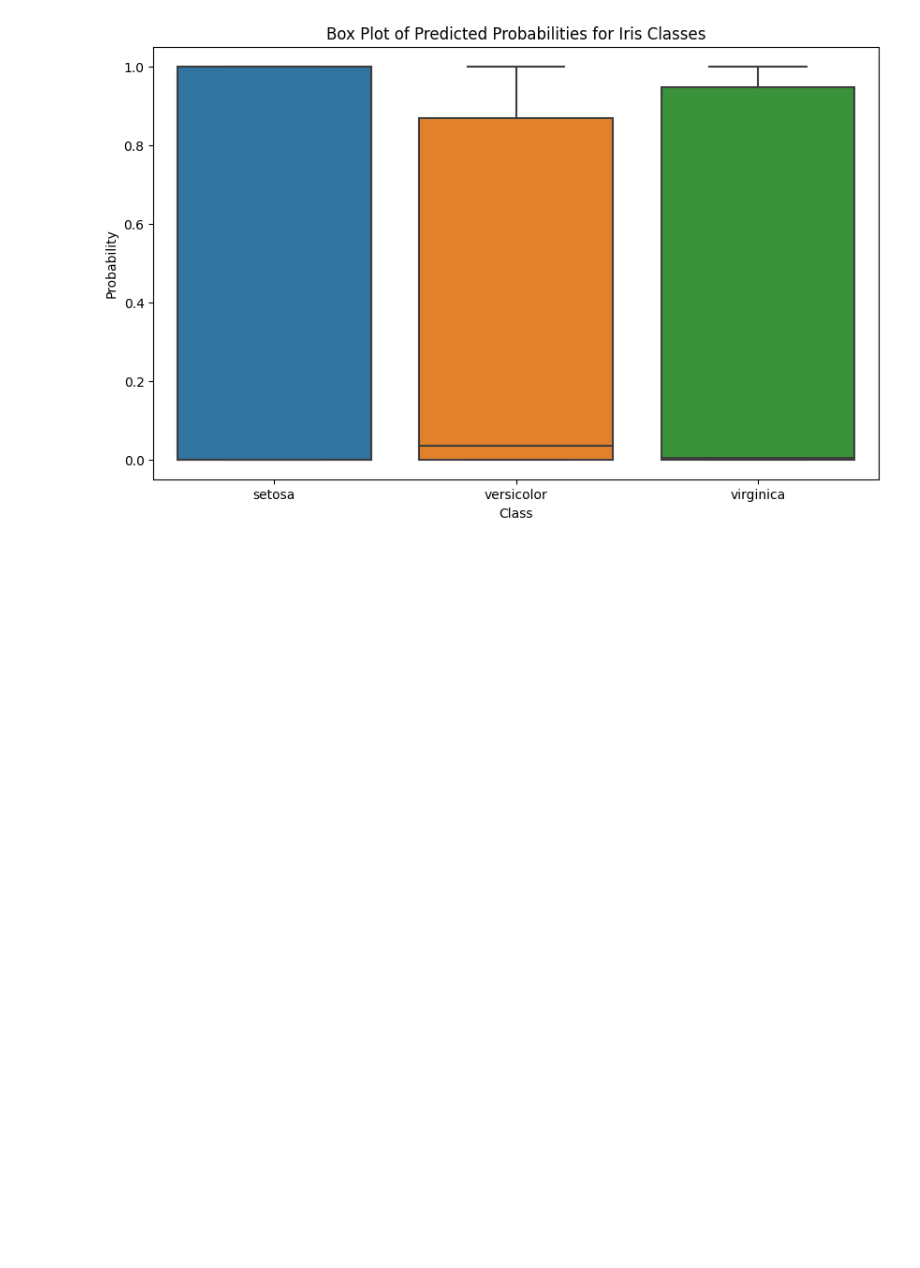
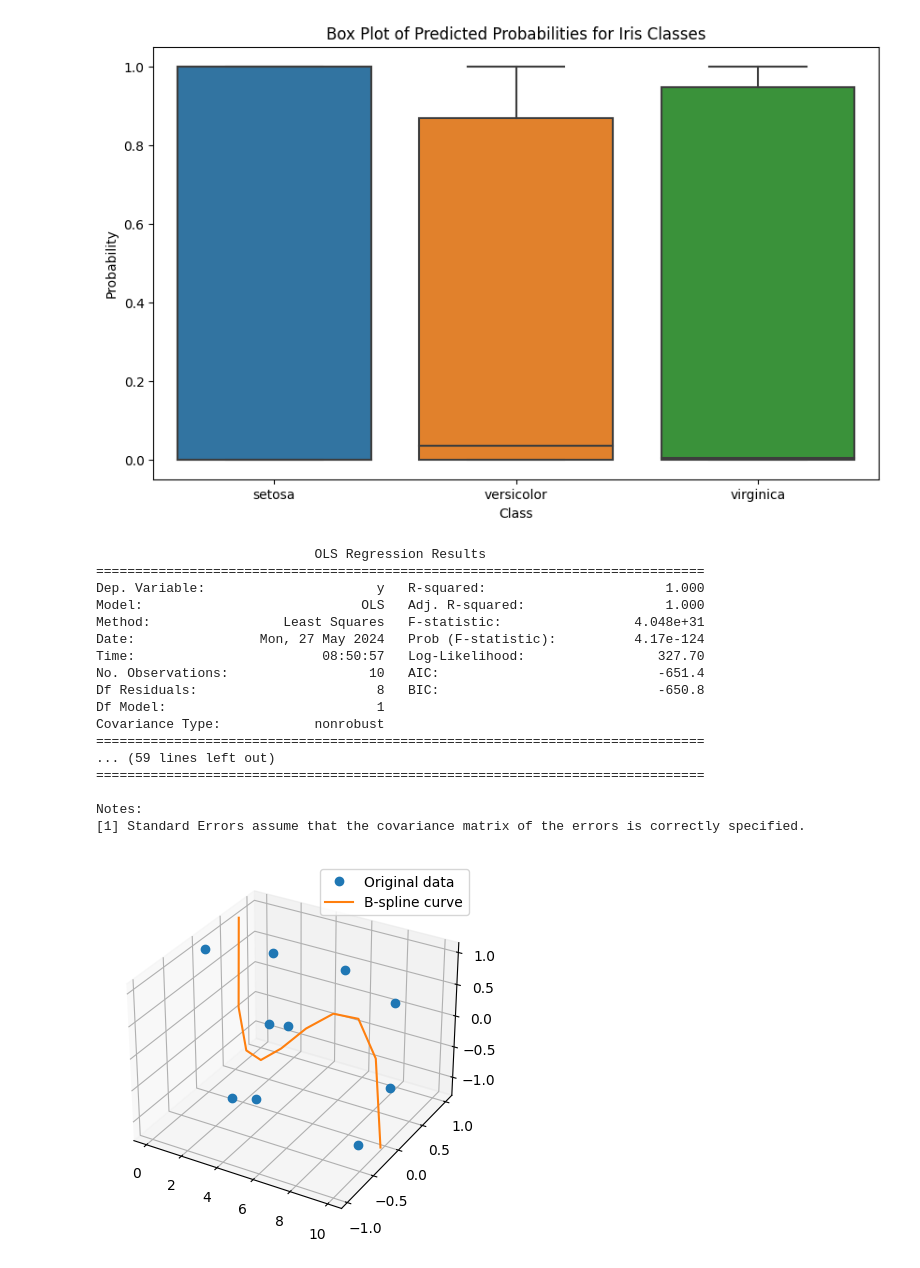
Before and after one commit to Versus-91/aitoolkit, a Jupyter notebook: test.ipynb, the cells around one changed output. Cells and saved outputs as stored; diff of their text form; code cells hidden in the pictures; blank space fills up the shorter version.

Commit message:
bspline regression

```diff
--- a/test.ipynb
+++ b/test.ipynb
@@ -1550,3 +1559,71 @@ plt.title('Box Plot of Predicted Probabilities for Iris Classes')
 plt.show()
 # %% [output]
 [figure]
+# %%
+import numpy as np
+from scipy.interpolate import splprep, splev
+import matplotlib.pyplot as plt
+import statsmodels.api as sm
+from mpl_toolkits.mplot3d import Axes3D
+
+# Example 3D data points
+x = np.linspace(0, 10, 10)
+y = np.sin(x)
+z = np.cos(x)
+
+# Combine into a list of arrays
+data = [x, y, z]
+
+# Compute the B-spline representation
+tck, u = splprep(data, k=3)
+
+# Evaluate the spline at the original data points
+data_fitted = splev(u, tck)
+
+# Calculate residuals for each dimension
+residuals_x = x - data_fitted[0]
+residuals_y = y - data_fitted[1]
+residuals_z = z - data_fitted[2]
+
+# Create a linear regression model using statsmodels for residuals analysis (example for x-dimension)
+X = sm.add_constant(data_fitted[0])  # Add a constant term for the intercept
+model_x = sm.OLS(x, X).fit()
+
+# Print the summary statistics
+print(model_x.summary())
+
+# Repeat the above for y and z dimensions if needed
+X_y = sm.add_constant(data_fitted[1])
+model_y = sm.OLS(y, X_y).fit()
+print(model_y.summary())
+
+X_z = sm.add_constant(data_fitted[2])
+model_z = sm.OLS(z, X_z).fit()
+print(model_z.summary())
+
+# Plot the 3D spline curve
+fig = plt.figure()
+ax = fig.add_subplot(111, projection='3d')
+ax.plot(x, y, z, 'o', label='Original data')
+ax.plot(data_fitted[0], data_fitted[1], data_fitted[2], '-', label='B-spline curve')
+ax.legend()
+plt.show()
+# %% [output]
+                            OLS Regression Results
+==============================================================================
+Dep. Variable:                      y   R-squared:                       1.000
+Model:                            OLS   Adj. R-squared:                  1.000
+Method:                 Least Squares   F-statistic:                 4.048e+31
+Date:                Mon, 27 May 2024   Prob (F-statistic):          4.17e-124
+Time:                        08:50:57   Log-Likelihood:                 327.70
+No. Observations:                  10   AIC:                            -651.4
+Df Residuals:                       8   BIC:                            -650.8
+Df Model:                           1
+Covariance Type:            nonrobust
+==============================================================================
+... (59 lines left out)
+==============================================================================
+
+Notes:
+[1] Standard Errors assume that the covariance matrix of the errors is correctly specified.
+[figure, added]
```
Also changed, not shown: parts of 9 cells of this notebook, 12 other files.
